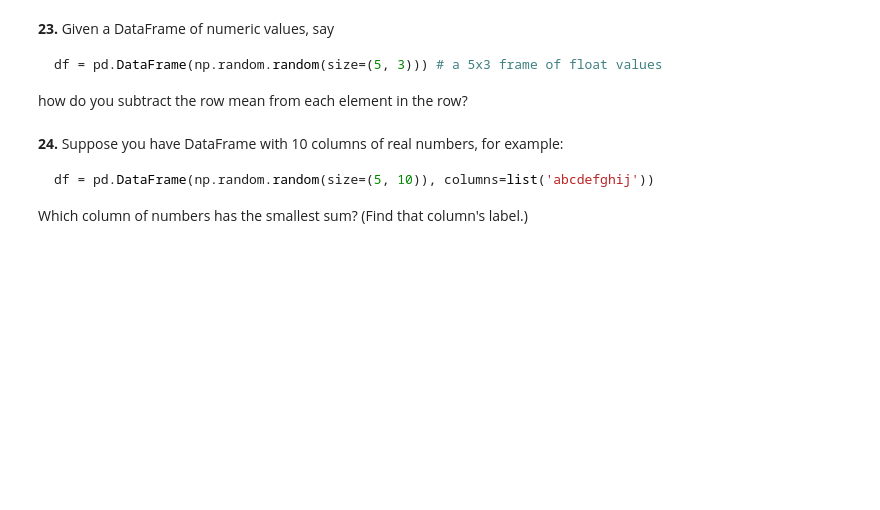
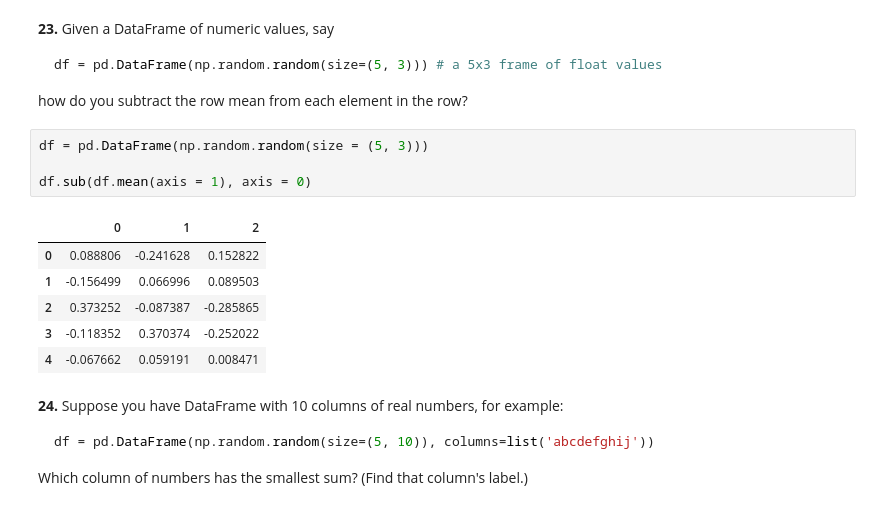
Before and after one commit to Johnnyhddo/AI-Engineering-Excercises, a Jupyter notebook: M1/Day_7/d7_pandas/100-pandas-puzzles_Johnny.ipynb, the cells around one changed output. Drawn from its saved outputs; the diff is of its cells as text; blank space fills up the shorter version.

````diff
--- a/M1/Day_7/d7_pandas/100-pandas-puzzles_Johnny.ipynb
+++ b/M1/Day_7/d7_pandas/100-pandas-puzzles_Johnny.ipynb
@@ -426,6 +426,17 @@ df = pd.DataFrame(np.random.random(size=(5, 3))) # a 5x3 frame of float values
 ```
 
 how do you subtract the row mean from each element in the row?
+# %%
+df = pd.DataFrame(np.random.random(size = (5, 3)))
+
+df.sub(df.mean(axis = 1), axis = 0)
+# %% [output]
+|  | 0 | 1 | 2 |
+| 0 | 0.088806 | -0.241628 | 0.152822 |
+| 1 | -0.156499 | 0.066996 | 0.089503 |
+| 2 | 0.373252 | -0.087387 | -0.285865 |
+| 3 | -0.118352 | 0.370374 | -0.252022 |
+| 4 | -0.067662 | 0.059191 | 0.008471 |
 # %% [markdown]
 **24.** Suppose you have DataFrame with 10 columns of real numbers, for example:
 
````
